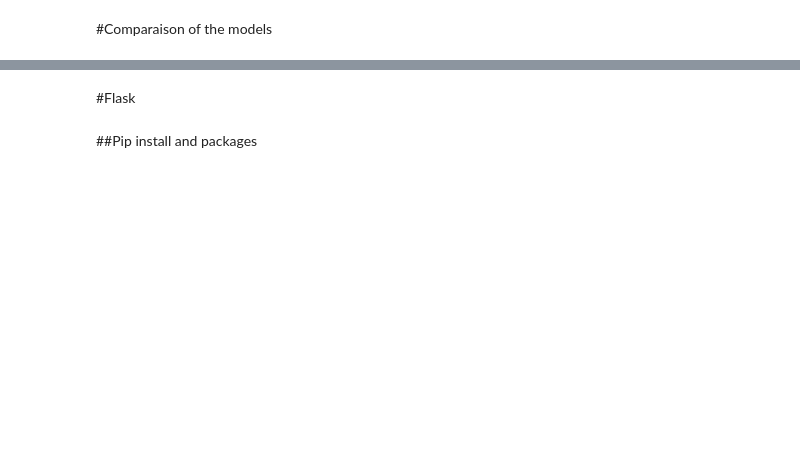
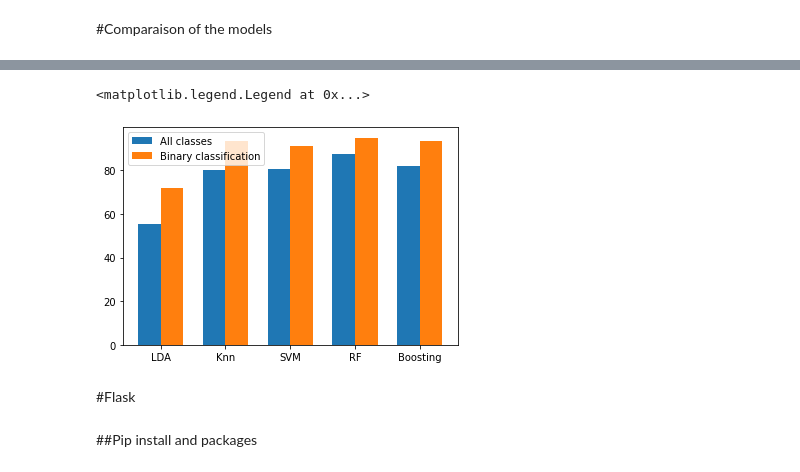
Before and after one commit to corentin-pujol/Obesity-types-prediction, a Jupyter notebook: Obesity_levels_prediction.ipynb, the cells around one changed output, grey strips where cells are left out. Drawn from its saved outputs; the diff is of its cells as text; code cells hidden in the pictures; blank space fills up the shorter version.

```diff
--- a/Obesity_levels_prediction.ipynb
+++ b/Obesity_levels_prediction.ipynb
@@ -1892,3 +1918,18 @@ res_boost_bin
+# %%
+position = np.arange(len(names_models))
+largeur=0.35
+
+fig, ax = plt.subplots()
+r1 = ax.bar(position - largeur/2, res_all, width = largeur)
+r2 = ax.bar(position + largeur/2, res_bin, width = largeur)
+
+# Modification des marques sur l'axe des x et de leurs étiquettes
+ax.set_xticks(position)
+ax.set_xticklabels(["LDA","Knn","SVM","RF","Boosting"])
+ax.legend(["All classes","Binary classification"])
+# %% [output]
+<matplotlib.legend.Legend at 0x...>
+[figure, added]
 # %% [markdown]
 #Flask
 # %% [markdown]
```
Also changed, not shown: parts of 64 cells of this notebook.
